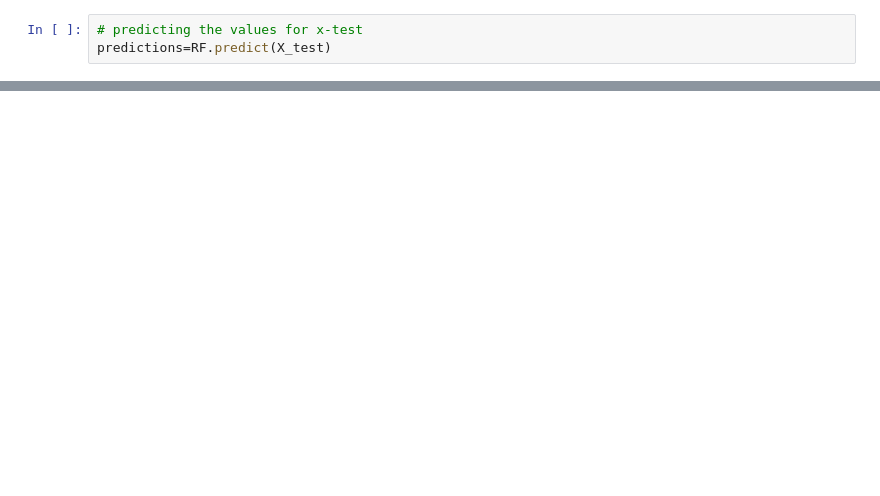
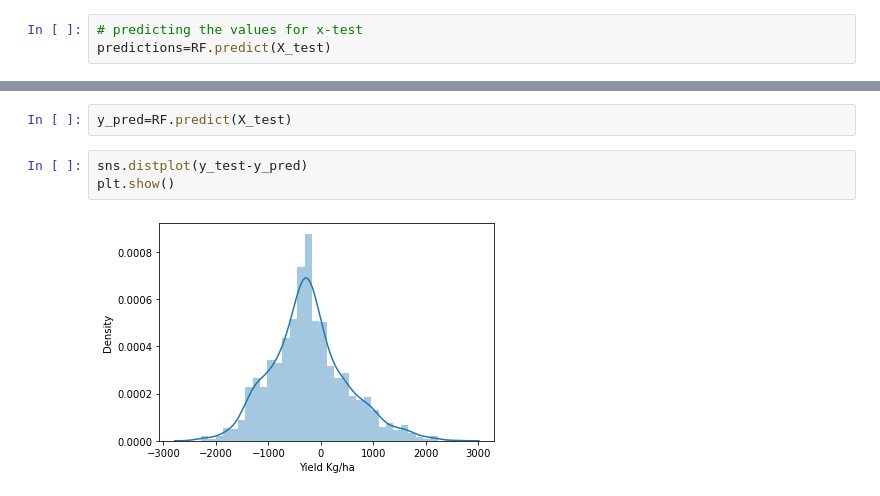
Before and after one commit to tariktesfa/Crop-Yield-prediction-using-Machine-Learning-Ensemble-Algorithms, a Jupyter notebook: Model Building.ipynb, the cells around one changed output, grey strips where cells are left out. Saved outputs shown, nothing was run; the diff lists cells and outputs as text; blank space fills up the shorter version.

```diff
--- a/Model Building.ipynb
+++ b/Model Building.ipynb
@@ -152,0 +213,7 @@ RMSE: 669.9871748292272
+# %%
+y_pred=RF.predict(X_test)
+# %%
+sns.distplot(y_test-y_pred)
+plt.show()
+# %% [output]
+[figure, added]
```
Also changed, not shown: parts of 42 cells of this notebook, 3 other files.
